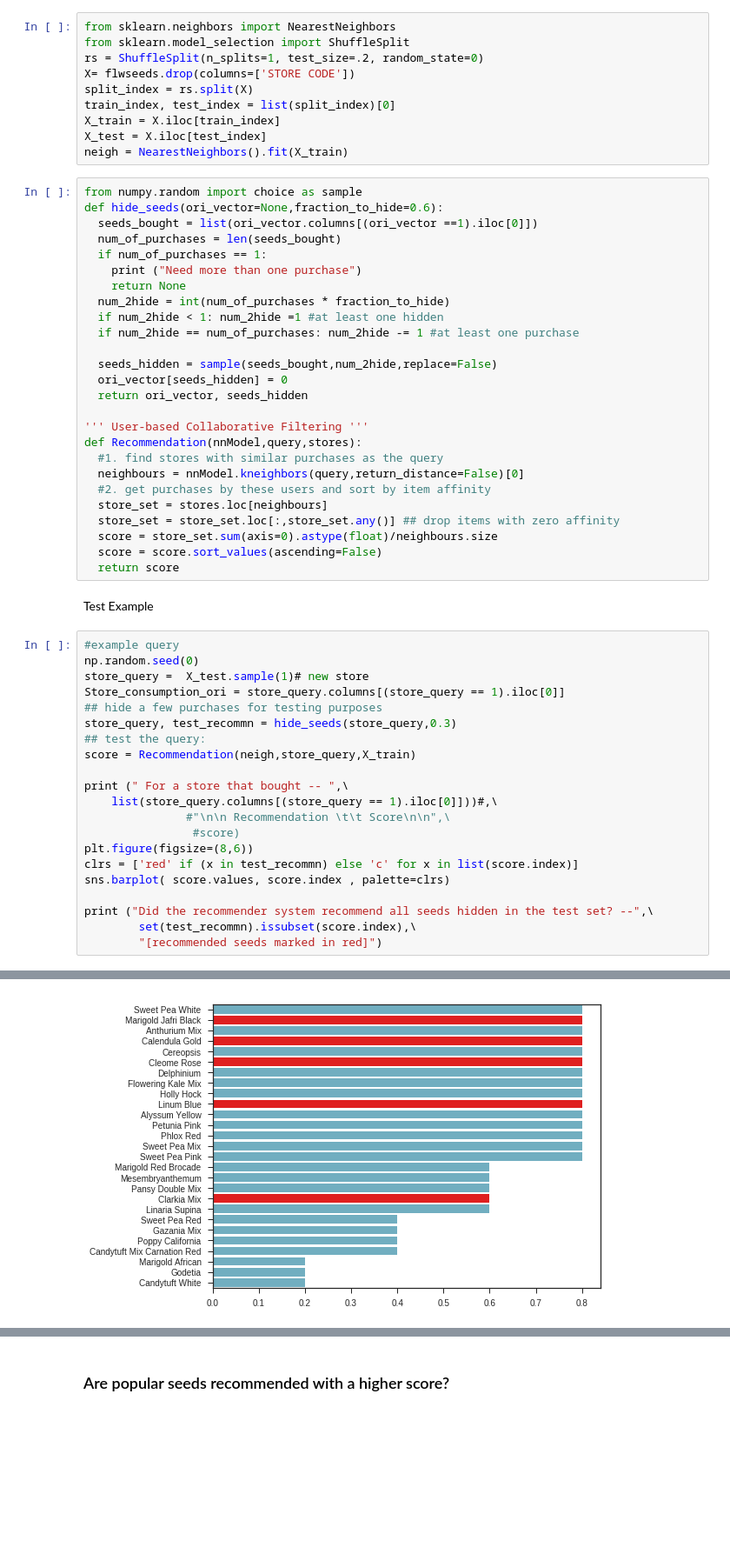
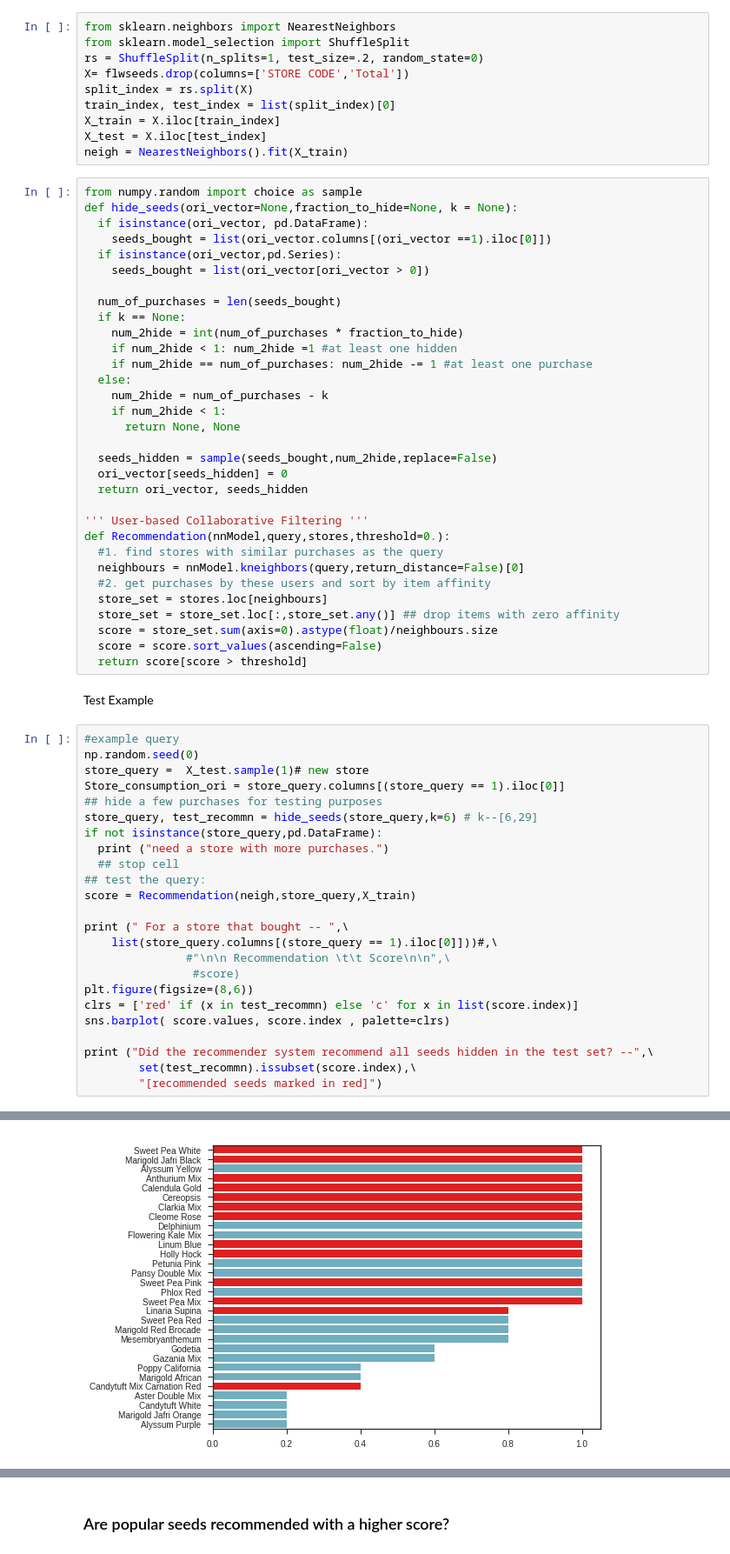
Before and after one commit to juggernautTress/Edelweiss, a Jupyter notebook: Analysis.ipynb, the cells around one changed output, grey strips where cells are left out. Shown at 87% size. Drawn from its saved outputs; the diff is of its cells as text; blank space fills up the shorter version.

```diff
--- a/Analysis.ipynb
+++ b/Analysis.ipynb
@@ -202,7 +202,7 @@ Most of the stores buy anywhere between 35 and 55 seeds.
 from sklearn.neighbors import NearestNeighbors
 from sklearn.model_selection import ShuffleSplit
 rs = ShuffleSplit(n_splits=1, test_size=.2, random_state=0)
-X= flwseeds.drop(columns=['STORE CODE'])
+X= flwseeds.drop(columns=['STORE CODE','Total'])
 split_index = rs.split(X)
 train_index, test_index = list(split_index)[0]
 X_train = X.iloc[train_index]
@@ -210,22 +210,28 @@ X_test = X.iloc[test_index]
 neigh = NearestNeighbors().fit(X_train)
 # %%
 from numpy.random import choice as sample
-def hide_seeds(ori_vector=None,fraction_to_hide=0.6):
-  seeds_bought = list(ori_vector.columns[(ori_vector ==1).iloc[0]])
+def hide_seeds(ori_vector=None,fraction_to_hide=None, k = None):
+  if isinstance(ori_vector, pd.DataFrame):
+    seeds_bought = list(ori_vector.columns[(ori_vector ==1).iloc[0]])
+  if isinstance(ori_vector,pd.Series):
+    seeds_bought = list(ori_vector[ori_vector > 0])
+
   num_of_purchases = len(seeds_bought)
-  if num_of_purchases == 1:
-    print ("Need more than one purchase")
-    return None
-  num_2hide = int(num_of_purchases * fraction_to_hide)
-  if num_2hide < 1: num_2hide =1 #at least one hidden
-  if num_2hide == num_of_purchases: num_2hide -= 1 #at least one purchase
+  if k == None:
+    num_2hide = int(num_of_purchases * fraction_to_hide)
+    if num_2hide < 1: num_2hide =1 #at least one hidden
+    if num_2hide == num_of_purchases: num_2hide -= 1 #at least one purchase
+  else:
+    num_2hide = num_of_purchases - k
+    if num_2hide < 1:
+      return None, None
 
   seeds_hidden = sample(seeds_bought,num_2hide,replace=False)
   ori_vector[seeds_hidden] = 0
   return ori_vector, seeds_hidden
 
 ''' User-based Collaborative Filtering '''
-def Recommendation(nnModel,query,stores):
+def Recommendation(nnModel,query,stores,threshold=0.):
   #1. find stores with similar purchases as the query
   neighbours = nnModel.kneighbors(query,return_distance=False)[0]
   #2. get purchases by these users and sort by item affinity
@@ -233,7 +239,7 @@ def Recommendation(nnModel,query,stores):
   store_set = store_set.loc[:,store_set.any()] ## drop items with zero affinity
   score = store_set.sum(axis=0).astype(float)/neighbours.size
   score = score.sort_values(ascending=False)
-  return score
+  return score[score > threshold]
 # %% [markdown]
 Test Example
 # %%
@@ -242,7 +248,10 @@ np.random.seed(0)
 store_query =  X_test.sample(1)# new store
 Store_consumption_ori = store_query.columns[(store_query == 1).iloc[0]]
 ## hide a few purchases for testing purposes
-store_query, test_recommn = hide_seeds(store_query,0.3)
+store_query, test_recommn = hide_seeds(store_query,k=6) # k--[6,29]
+if not isinstance(store_query,pd.DataFrame):
+  print ("need a store with more purchases.")
+  ## stop cell
 ## test the query:
 score = Recommendation(neigh,store_query,X_train)
 
@@ -262,3 +271,3 @@ print ("Did the recommender system recommend all seeds hidden in the test set? -
 Did the recommender system recommend all seeds hidden in the test set? -- True [recommended seeds marked in red]
-[figure, old version]
+[figure, new version]
 # %%
```
Also changed, not shown: parts of 3 cells of this notebook.
